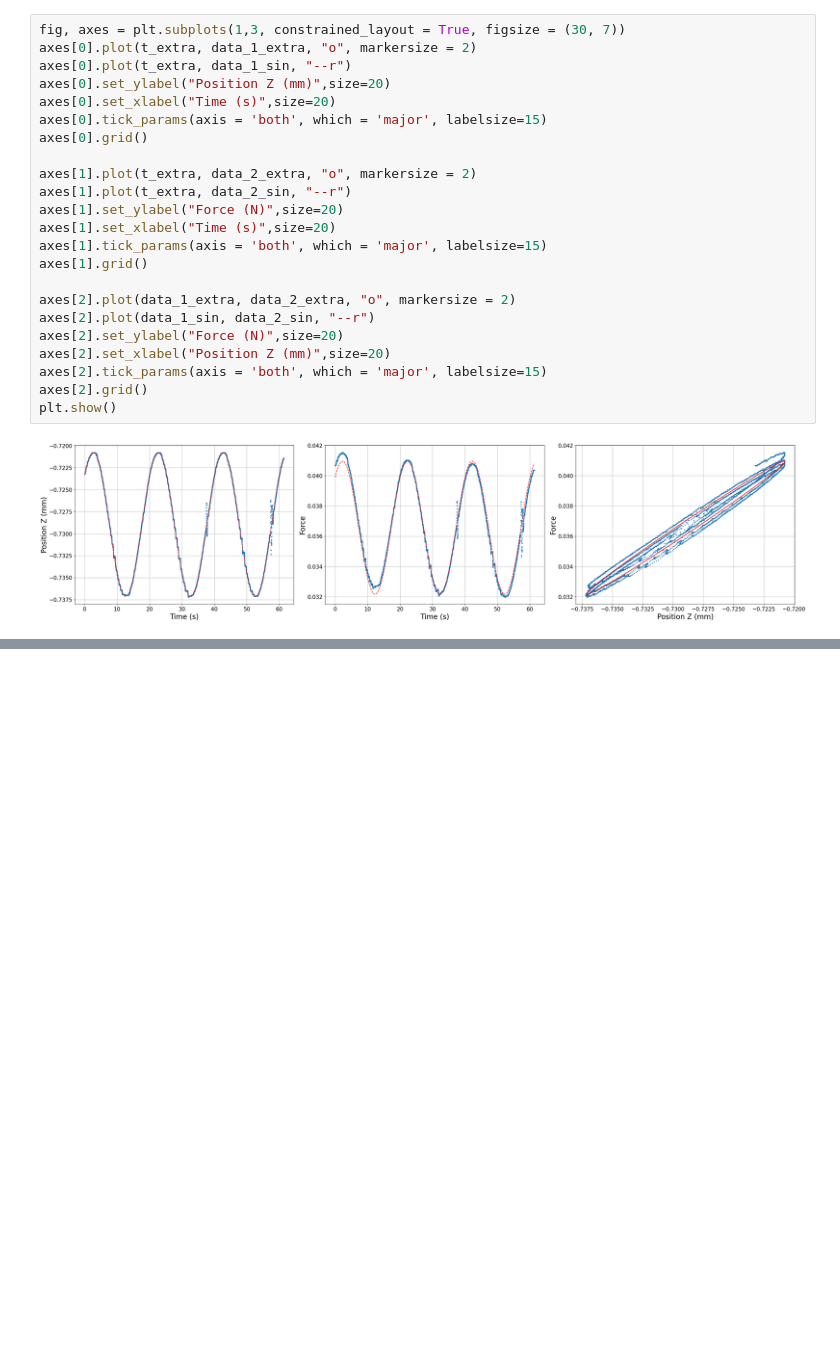
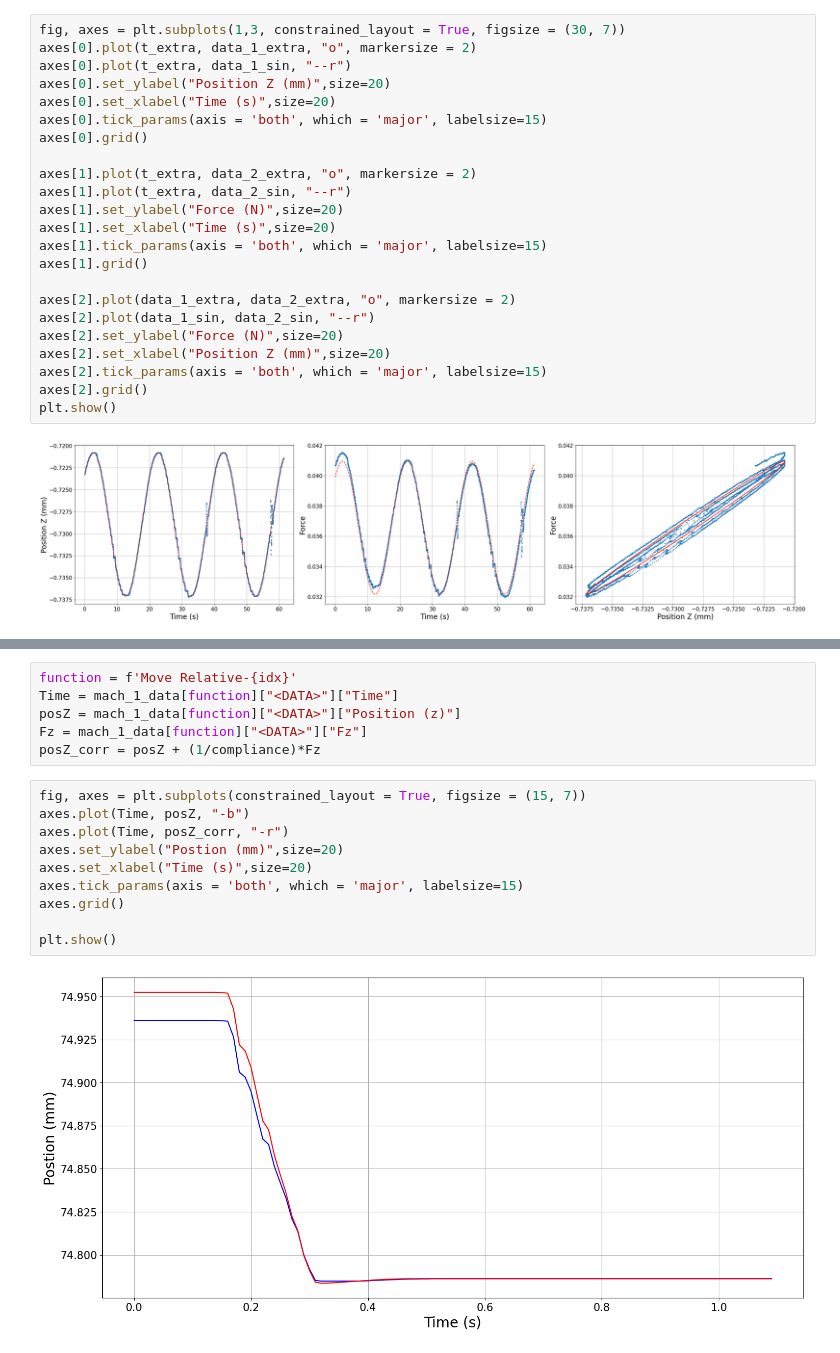
Before and after one commit to RenatoC322/Biomomentum-functions, a Jupyter notebook: functions/testing_notebook.ipynb, the cells around one changed output, grey strips where cells are left out. Saved outputs shown, nothing was run; the diff lists cells and outputs as text; blank space fills up the shorter version.

```diff
--- a/functions/testing_notebook.ipynb
+++ b/functions/testing_notebook.ipynb
@@ -61,0 +102,18 @@ plt.show()
+# %%
+function = f'Move Relative-{idx}'
+Time = mach_1_data[function]["<DATA>"]["Time"]
+posZ = mach_1_data[function]["<DATA>"]["Position (z)"]
+Fz = mach_1_data[function]["<DATA>"]["Fz"]
+posZ_corr = posZ + (1/compliance)*Fz
+# %%
+fig, axes = plt.subplots(constrained_layout = True, figsize = (15, 7))
+axes.plot(Time, posZ, "-b")
+axes.plot(Time, posZ_corr, "-r")
+axes.set_ylabel("Postion (mm)",size=20)
+axes.set_xlabel("Time (s)",size=20)
+axes.tick_params(axis = 'both', which = 'major', labelsize=15)
+axes.grid()
+
+plt.show()
+# %% [output]
+[figure, added]
```
Also changed, not shown: parts of 5 cells of this notebook, 1 other file.
